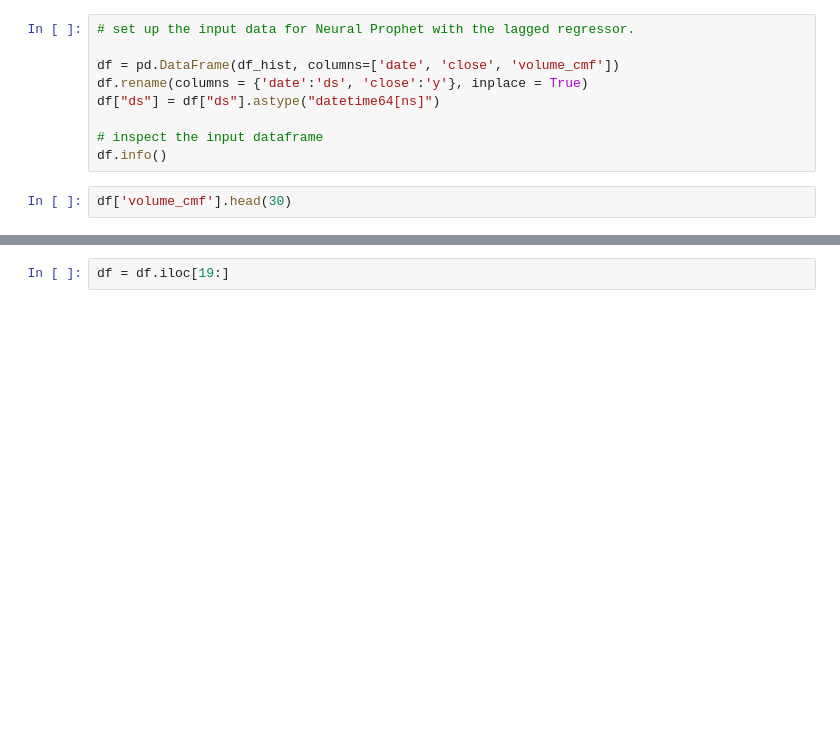
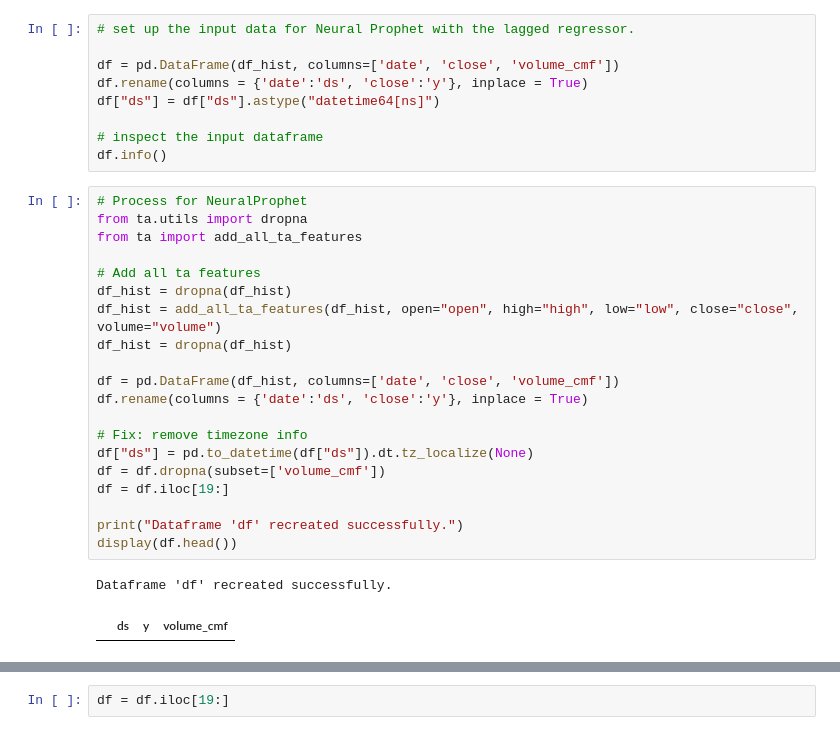
Before and after one commit to alxmzr/Colab, a Jupyter notebook: BTC_24H_Predict.ipynb, the cells around one changed output, grey strips where cells are left out. Cells and saved outputs as stored; diff of their text form; blank space fills up the shorter version.

```diff
--- a/BTC_24H_Predict.ipynb
+++ b/BTC_24H_Predict.ipynb
@@ -71,5 +146,26 @@ df["ds"] = df["ds"].astype("datetime64[ns]")
 
 # inspect the input dataframe
 df.info()
-# %%
-df['volume_cmf'].head(30)
+# %%
+# Process for NeuralProphet
+from ta.utils import dropna
+from ta import add_all_ta_features
+
+# Add all ta features
+df_hist = dropna(df_hist)
+df_hist = add_all_ta_features(df_hist, open="open", high="high", low="low", close="close", volume="volume")
+df_hist = dropna(df_hist)
+
+df = pd.DataFrame(df_hist, columns=['date', 'close', 'volume_cmf'])
+df.rename(columns = {'date':'ds', 'close':'y'}, inplace = True)
+
+# Fix: remove timezone info
+df["ds"] = pd.to_datetime(df["ds"]).dt.tz_localize(None)
+df = df.dropna(subset=['volume_cmf'])
+df = df.iloc[19:]
+
+print("Dataframe 'df' recreated successfully.")
+display(df.head())
+# %% [output]
+Dataframe 'df' recreated successfully.
+|  | ds | y | volume_cmf |
```
Also changed, not shown: parts of 14 cells of this notebook.
